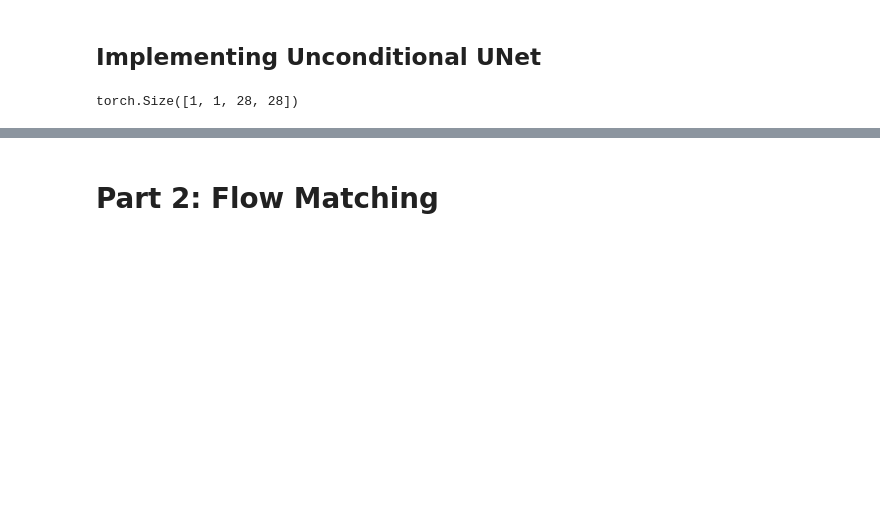
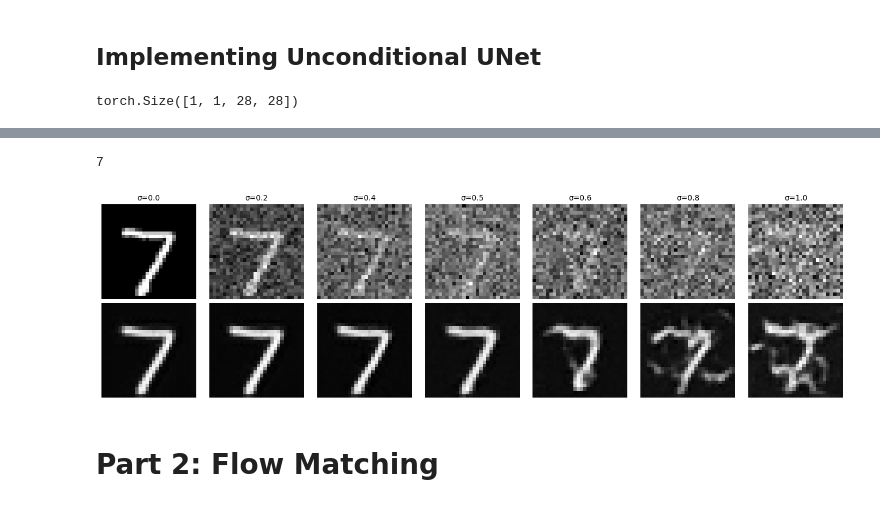
Before and after one commit to LIYunzhe1408/Flow-Matching, a Jupyter notebook: cs180_proj5b_flowmatching_starter.ipynb, the cells around one changed output, grey strips where cells are left out. Cells and saved outputs as stored; diff of their text form; code cells hidden in the pictures; blank space fills up the shorter version.

```diff
--- a/cs180_proj5b_flowmatching_starter.ipynb
+++ b/cs180_proj5b_flowmatching_starter.ipynb
@@ -200,8 +256,8 @@ class NoisyMNISTDataset(torch.utils.data.Dataset):
 
     def __getitem__(self, idx):
         x, _ = self.dataset[idx]  # Get clean image
-        z = x + self.noise_std * torch.randn_like(x)  # Add Gaussian noise
-        return z.clamp(0, 1), x  # Noisy image (z), clean image (x)
+        z = add_noise(x, self.noise_std)
+        return z, x  # Noisy image (z), clean image (x)
 
 # Load dataset
 batch_size = 256
@@ -311,3 +375,66 @@ plt.show()
+# %%
+# Define noise levels to visualize
+noise_levels = [0.0, 0.2, 0.4, 0.5, 0.6, 0.8, 1.0]
+
+# Get a batch of test images with multiple noise levels
+# Iterate through each noise level and create a separate DataLoader
+test_loaders = [DataLoader(NoisyMNISTDataset(train=False, noise_std=sigma), batch_size=1, shuffle=False)
+               for sigma in noise_levels]
+
+# Get one test image with multiple noise versions
+model.eval()
+with torch.no_grad():
+    # Iterate through each DataLoader to get images with different noise levels
+
+    all_z = [] # Initialize as list
+    all_x_pred = [] # Initialize as list
+    all_x = [] # Initialize as list
+
+    for i, test_loader in enumerate(test_loaders):
+        for z, x in test_loader:  # (noisy_images, clean_image, label)
+            z, x = z.to(device), x.to(device)
+            x_pred = model(z)  # Denoised output
+
+            # Append data to lists
+            all_z.append(z.cpu().numpy())
+            all_x_pred.append(x_pred.cpu().numpy())
+            all_x.append(x.cpu().numpy())
+
+            break# Take only one batch for visualization
+
+    # Convert lists to numpy arrays
+    all_z = np.concatenate(all_z, axis=0)
+    all_x_pred = np.concatenate(all_x_pred, axis=0)
+    all_x = np.concatenate(all_x, axis=0)
+
+# Convert to numpy for visualization
+z = all_z  # Shape: (num_noise_levels, 1, 28, 28)
+x_pred = all_x_pred
+x = all_x
+
+# Create figure with subplots (2 rows: noisy input & denoised output)
+fig, axes = plt.subplots(2, len(noise_levels), figsize=(14, 4))
+
+# Loop through different noise levels
+for i in range(len(noise_levels)):
+    # Noisy input (Top row)
+    axes[0, i].imshow(z[i, 0], cmap="gray")
+    axes[0, i].set_title(f"σ={noise_levels[i]}", fontsize=10)
+    axes[0, i].axis("off")
+
+    # Denoised output (Bottom row)
+    axes[1, i].imshow(x_pred[i, 0], cmap="gray")
+    axes[1, i].axis("off")
+
+# Add row labels
+axes[0, 0].set_ylabel("Noisy Image", fontsize=12)
+axes[1, 0].set_ylabel("Denoised Output", fontsize=12)
+
+plt.tight_layout()
+plt.show()
+# %% [output]
+7
+[figure, added]
 # %% [markdown]
 # Part 2: Flow Matching
 # %% [markdown]
```
Also changed, not shown: parts of 10 cells of this notebook.
